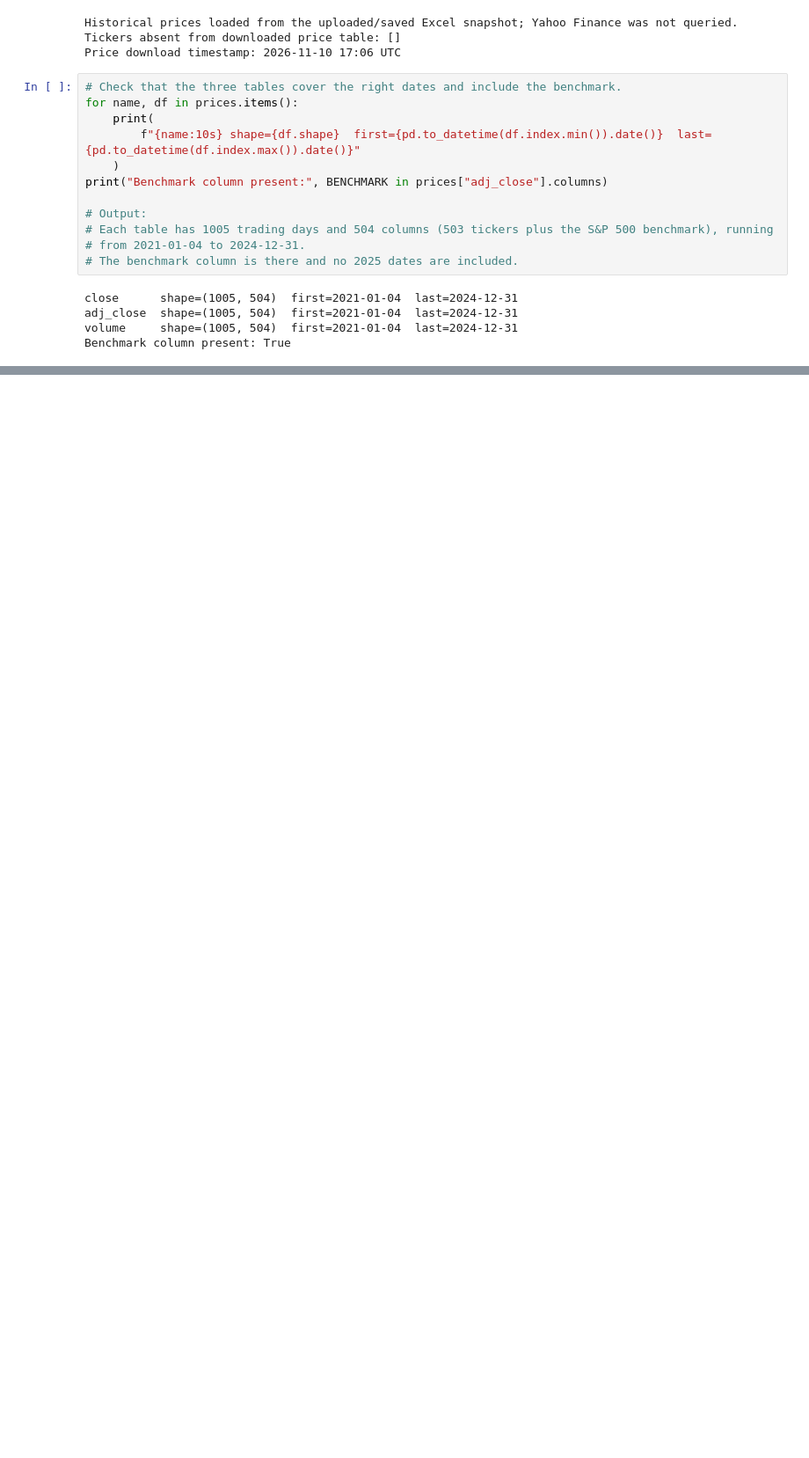
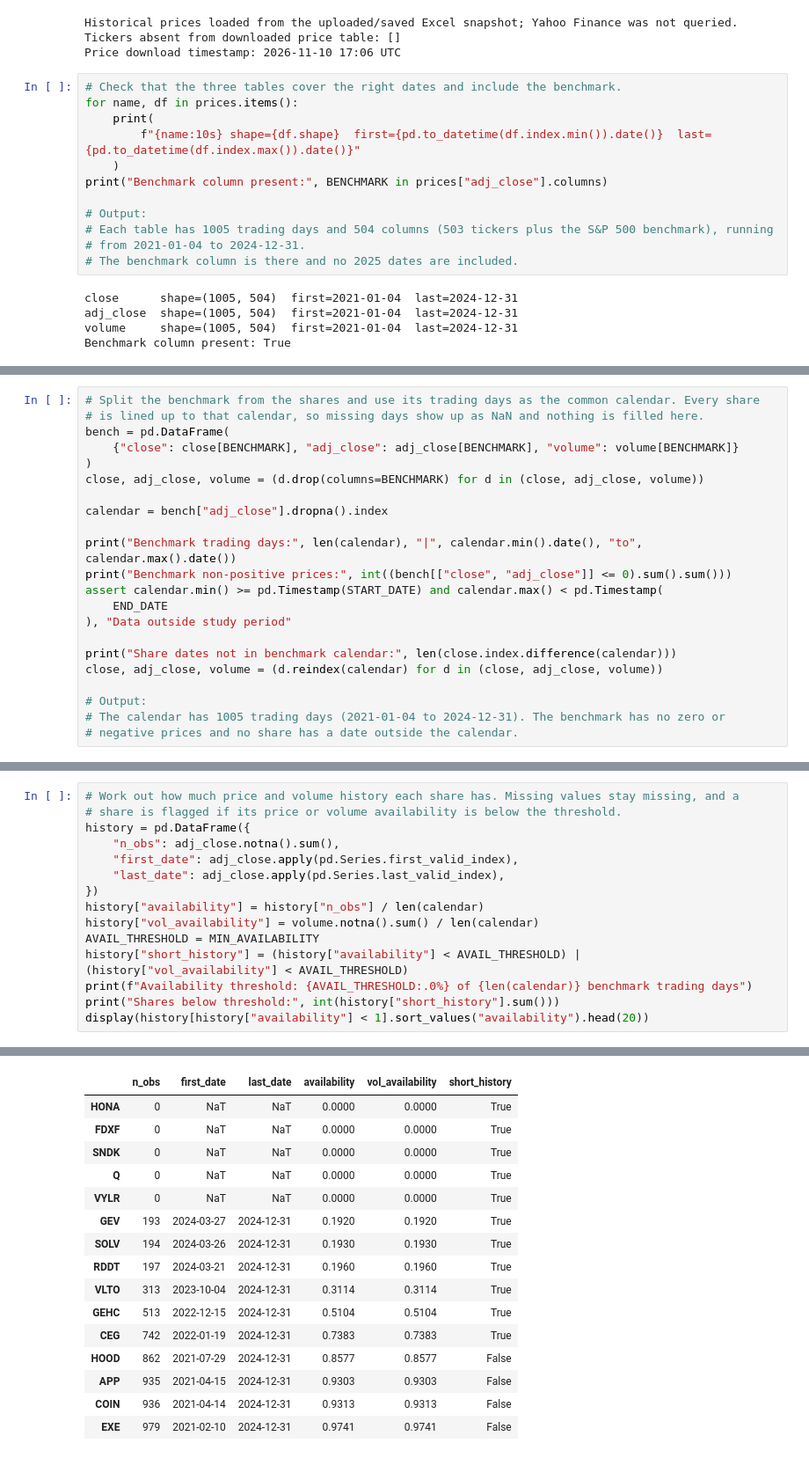
Before and after one commit to Dewdahara/CRMCM_CW1_w2054873, a Jupyter notebook: CRMCM_CW1_w2054873.ipynb, the cells around one changed output, grey strips where cells are left out. Shown at 88% size. Saved outputs shown, nothing was run; the diff lists cells and outputs as text; blank space fills up the shorter version.

```diff
--- a/CRMCM_CW1_w2054873.ipynb
+++ b/CRMCM_CW1_w2054873.ipynb
@@ -276,0 +304,22 @@ Benchmark column present: True
+# %%
+# Split the benchmark from the shares and use its trading days as the common calendar. Every share
+# is lined up to that calendar, so missing days show up as NaN and nothing is filled here.
+bench = pd.DataFrame(
+    {"close": close[BENCHMARK], "adj_close": adj_close[BENCHMARK], "volume": volume[BENCHMARK]}
+)
+close, adj_close, volume = (d.drop(columns=BENCHMARK) for d in (close, adj_close, volume))
+
+calendar = bench["adj_close"].dropna().index
+
+print("Benchmark trading days:", len(calendar), "|", calendar.min().date(), "to", calendar.max().date())
+print("Benchmark non-positive prices:", int((bench[["close", "adj_close"]] <= 0).sum().sum()))
+assert calendar.min() >= pd.Timestamp(START_DATE) and calendar.max() < pd.Timestamp(
+    END_DATE
+), "Data outside study period"
+
+print("Share dates not in benchmark calendar:", len(close.index.difference(calendar)))
+close, adj_close, volume = (d.reindex(calendar) for d in (close, adj_close, volume))
+
+# Output:
+# The calendar has 1005 trading days (2021-01-04 to 2024-12-31). The benchmark has no zero or
+# negative prices and no share has a date outside the calendar.
@@ -276,0 +392,16 @@ Benchmark column present: True
+# %%
+# Work out how much price and volume history each share has. Missing values stay missing, and a
+# share is flagged if its price or volume availability is below the threshold.
+history = pd.DataFrame({
+    "n_obs": adj_close.notna().sum(),
+    "first_date": adj_close.apply(pd.Series.first_valid_index),
+    "last_date": adj_close.apply(pd.Series.last_valid_index),
+})
+history["availability"] = history["n_obs"] / len(calendar)
+history["vol_availability"] = volume.notna().sum() / len(calendar)
+AVAIL_THRESHOLD = MIN_AVAILABILITY
+history["short_history"] = (history["availability"] < AVAIL_THRESHOLD) | (history["vol_availability"] < AVAIL_THRESHOLD)
+print(f"Availability threshold: {AVAIL_THRESHOLD:.0%} of {len(calendar)} benchmark trading days")
+print("Shares below threshold:", int(history["short_history"].sum()))
+display(history[history["availability"] < 1].sort_values("availability").head(20))
+# %% [output]
@@ -276,0 +410,16 @@ Benchmark column present: True
+|  | n_obs | first_date | last_date | availability | vol_availability | short_history |
+| HONA | 0 | NaT | NaT | 0.0000 | 0.0000 | True |
+| FDXF | 0 | NaT | NaT | 0.0000 | 0.0000 | True |
+| SNDK | 0 | NaT | NaT | 0.0000 | 0.0000 | True |
+| Q | 0 | NaT | NaT | 0.0000 | 0.0000 | True |
+| VYLR | 0 | NaT | NaT | 0.0000 | 0.0000 | True |
+| GEV | 193 | 2024-03-27 | 2024-12-31 | 0.1920 | 0.1920 | True |
+| SOLV | 194 | 2024-03-26 | 2024-12-31 | 0.1930 | 0.1930 | True |
+| RDDT | 197 | 2024-03-21 | 2024-12-31 | 0.1960 | 0.1960 | True |
+| VLTO | 313 | 2023-10-04 | 2024-12-31 | 0.3114 | 0.3114 | True |
+| GEHC | 513 | 2022-12-15 | 2024-12-31 | 0.5104 | 0.5104 | True |
+| CEG | 742 | 2022-01-19 | 2024-12-31 | 0.7383 | 0.7383 | True |
+| HOOD | 862 | 2021-07-29 | 2024-12-31 | 0.8577 | 0.8577 | False |
+| APP | 935 | 2021-04-15 | 2024-12-31 | 0.9303 | 0.9303 | False |
+| COIN | 936 | 2021-04-14 | 2024-12-31 | 0.9313 | 0.9313 | False |
+| EXE | 979 | 2021-02-10 | 2024-12-31 | 0.9741 | 0.9741 | False |
```
Also changed, not shown: parts of 15 cells of this notebook.
